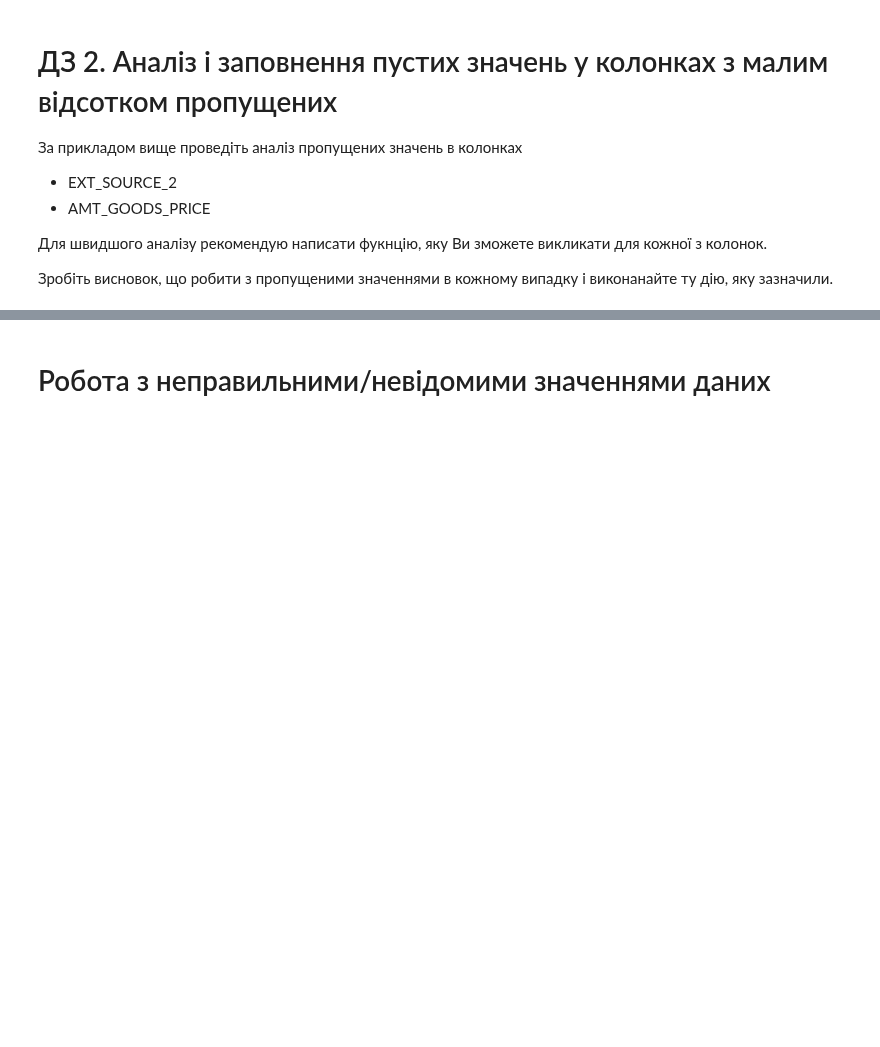
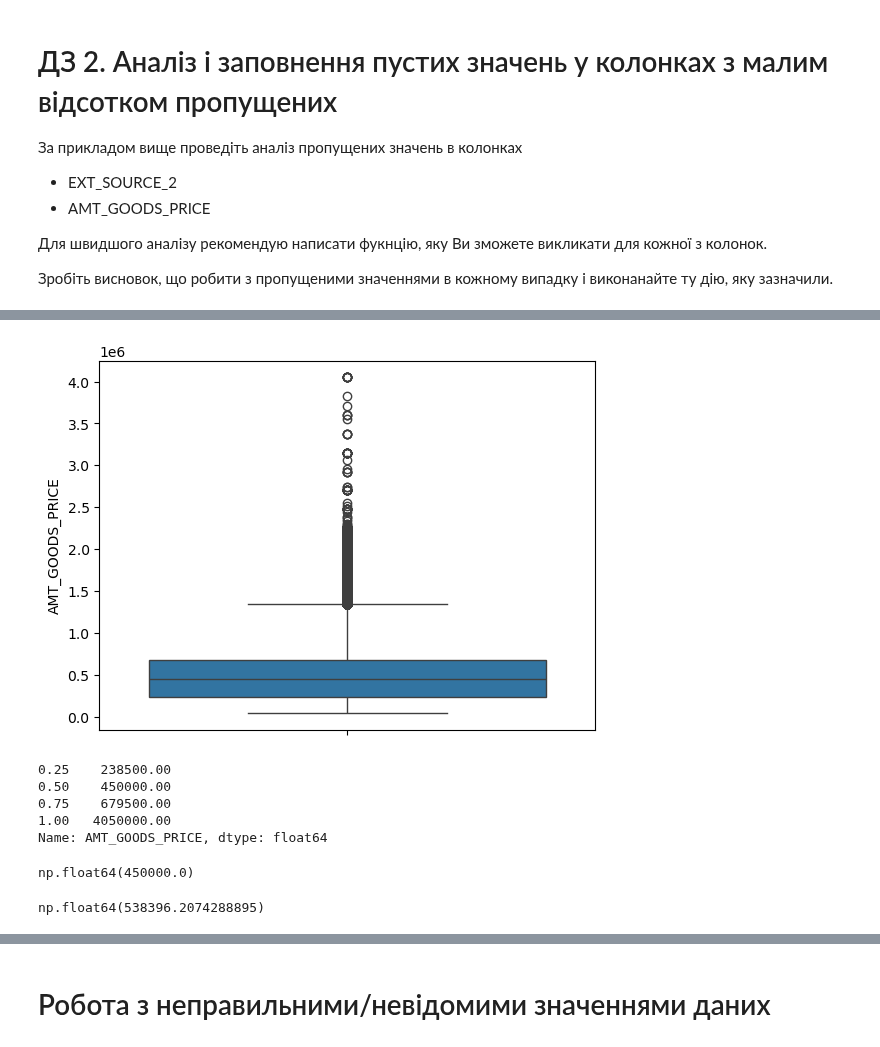
Before and after one commit to inna1999-pl/python_for_ds_tasks, a Jupyter notebook: Machine learning. New course/HW_1_2_Credit_EDA.ipynb, the cells around one changed output, grey strips where cells are left out. Drawn from its saved outputs; the diff is of its cells as text; code cells hidden in the pictures; blank space fills up the shorter version.

```diff
--- a/Machine learning. New course/HW_1_2_Credit_EDA.ipynb
+++ b/Machine learning. New course/HW_1_2_Credit_EDA.ipynb
@@ -583,0 +693,21 @@ df['OBS_30_CNT_SOCIAL_CIRCLE'].fillna(df['OBS_30_CNT_SOCIAL_CIRCLE'].median(), i
+# %%
+sns.boxplot(df.AMT_GOODS_PRICE)
+plt.show()
+# %% [output]
+[figure, added]
+# %%
+df.AMT_GOODS_PRICE.quantile(q = [0.25,0.5,0.75,1])
+# %% [output]
+0.25    238500.00
+0.50    450000.00
+0.75    679500.00
+1.00   4050000.00
+Name: AMT_GOODS_PRICE, dtype: float64
+# %%
+df.AMT_GOODS_PRICE.mode()[0]
+# %% [output]
+np.float64(450000.0)
+# %%
+df.AMT_GOODS_PRICE.mean()
+# %% [output]
+np.float64(538396.2074288895)
```
Also changed, not shown: parts of 122 cells of this notebook.
